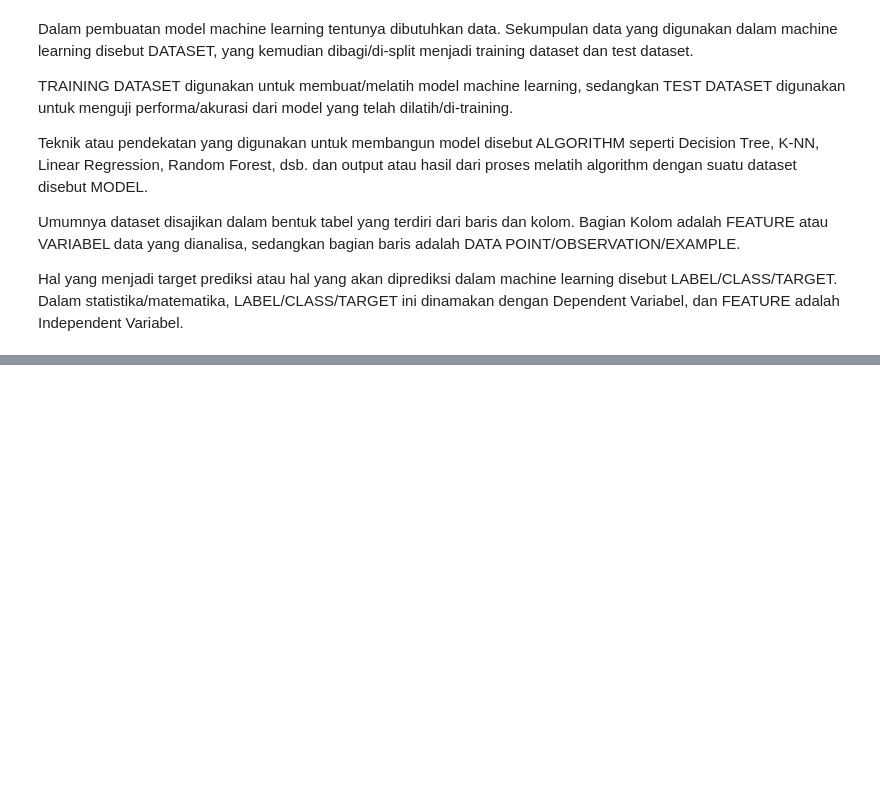
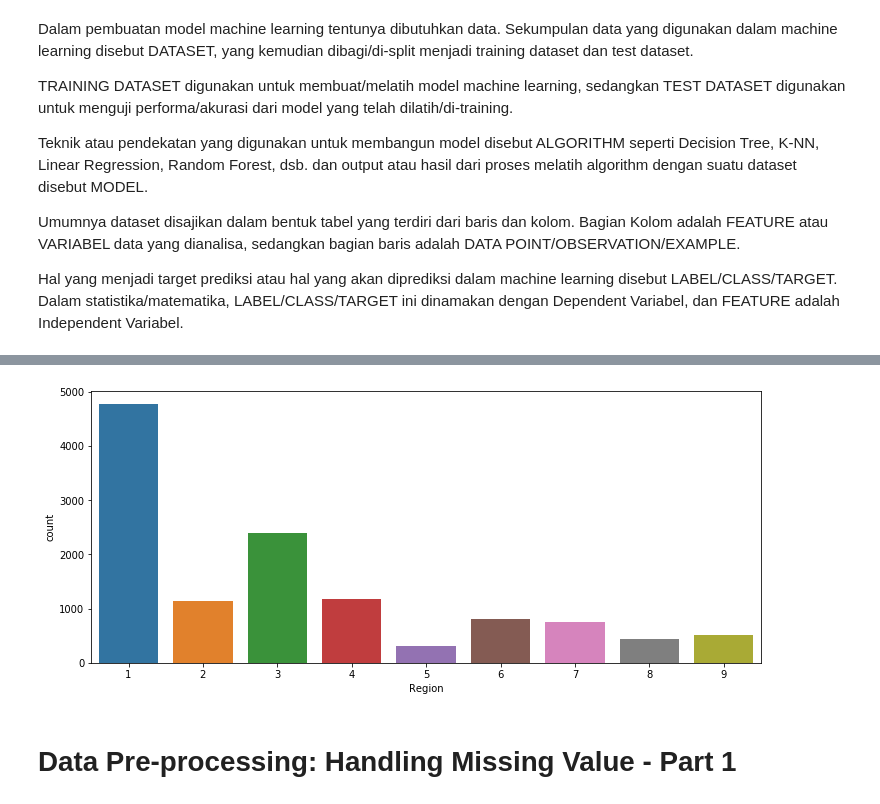
Before and after one commit to razymawardi/DQLab-Course-Projects, a Jupyter notebook: Machine Learning With Python for Beginner/Machine Learning With Python for Beginner.ipynb, the cells around one changed output, grey strips where cells are left out. Cells and saved outputs as stored; diff of their text form; code cells hidden in the pictures; blank space fills up the shorter version.

```diff
--- a/Machine Learning With Python for Beginner/Machine Learning With Python for Beginner.ipynb
+++ b/Machine Learning With Python for Beginner/Machine Learning With Python for Beginner.ipynb
@@ -22,0 +173,7 @@ Hal yang menjadi target prediksi atau hal yang akan diprediksi dalam machine lea
+# %%
+sns.countplot(dataset['Region'])
+plt.show()
+# %% [output]
+[figure, added]
+# %% [markdown]
+# Data Pre-processing: Handling Missing Value - Part 1
```
Also changed, not shown: parts of 32 cells of this notebook, 1 other file.
